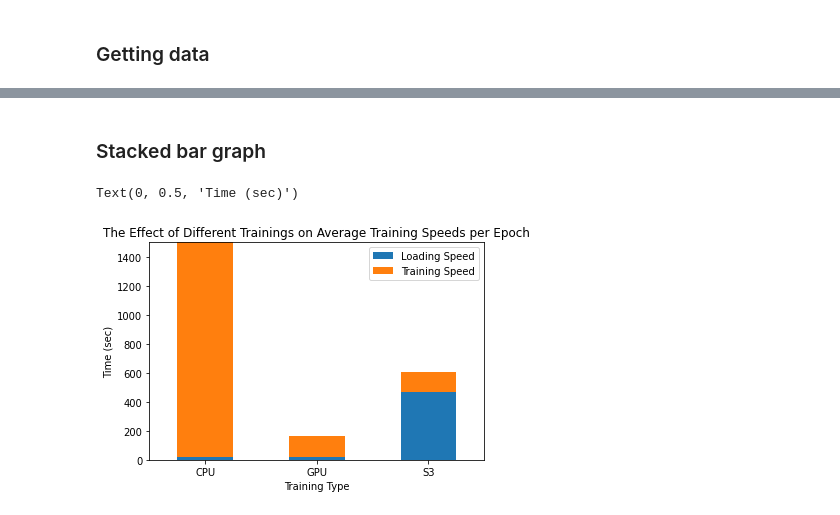
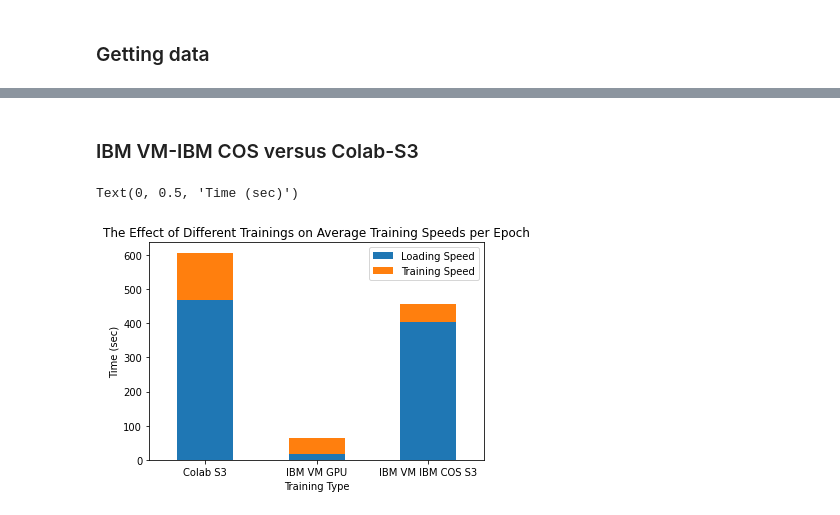
Before and after one commit to emyik/train-using-sion, a Jupyter notebook: plotData.ipynb, the cells around one changed output, grey strips where cells are left out. Saved outputs shown, nothing was run; the diff lists cells and outputs as text; code cells hidden in the pictures.

```diff
--- a/plotData.ipynb
+++ b/plotData.ipynb
@@ -29,14 +29,24 @@ def addlabels(x,y):
     for i in range(len(x)):
         plt.text(i, y[i], y[i], ha = 'center')
 
-# GPU
+# Colab GPU
 df = pd.read_csv("data/gpu50.csv")
 df = df[df["type"] == 0]
 
-# CPU
+# Local CPU
 df1 = pd.read_csv("data/cpu15.csv")
 df1 = df1[df1["type"] == 0]
 
-# S3
+# Colab S3
 df2 = pd.read_csv("data/s3.csv")
 df2 = df2[df2["type"] == 0]
+
+# IBM COS
+df4 = pd.read_csv("data/ibm-s3.csv")
+df4 = df4[df4["type"] == 0]
+
+# IBM VM GPU Training
+df6 = pd.read_csv("data/ibm-gpu.csv")
+df6 = df6[df6["type"] == 0]
+
+df6.head()
@@ -77,15 +75,14 @@ addlabels(xs, ys)
-# %% [markdown]
-### Stacked bar graph
+# %% [markdown]
+### IBM VM-IBM COS versus Colab-S3
 # %%
-df3 = pd.DataFrame([['CPU', df1.iloc[-1]['loading'] / df1.iloc[-1]['epoch'], df1.iloc[-1]['duration'] / df1.iloc[-1]['epoch'] - df1.iloc[-1]['loading'] / df1.iloc[-1]['epoch']],
-                        ['GPU', df.iloc[-1]['loading'] / df.iloc[-1]['epoch'], df.iloc[-1]['duration'] / df.iloc[-1]['epoch'] - df.iloc[-1]['loading'] / df.iloc[-1]['epoch']],
-                        ['S3', df2.iloc[-1]['loading'] / df2.iloc[-1]['epoch'], df2.iloc[-1]['duration'] / df2.iloc[-1]['epoch'] - df2.iloc[-1]['loading'] / df2.iloc[-1]['epoch']]],
+df5 = pd.DataFrame([['Colab S3', df2.iloc[-1]['loading'] / df2.iloc[-1]['epoch'], df2.iloc[-1]['duration'] / df2.iloc[-1]['epoch'] - df2.iloc[-1]['loading'] / df2.iloc[-1]['epoch']],
+                    ['IBM VM GPU', df6.iloc[-1]['loading'] / df6.iloc[-1]['epoch'], df6.iloc[-1]['duration'] / df6.iloc[-1]['epoch'] - df6.iloc[-1]['loading'] / df6.iloc[-1]['epoch']],
+                    ['IBM VM IBM COS S3', df4.iloc[-1]['loading'] / df4.iloc[-1]['epoch'], df4.iloc[-1]['duration'] / df4.iloc[-1]['epoch'] - df4.iloc[-1]['loading'] / df4.iloc[-1]['epoch']]],
                   columns=['Training Type', 'Loading Speed', 'Training Speed'])
-df3.plot(x='Training Type', kind='bar', stacked=True,
+df5.plot(x='Training Type', kind='bar', stacked=True,
         title='The Effect of Different Trainings on Average Training Speeds per Epoch')
-plt.ylim([0, 1500])
 plt.xticks(rotation=0, horizontalalignment="center")
 plt.ylabel("Time (sec)")
 # %% [output]
 Text(0, 0.5, 'Time (sec)')
-[figure, old version]
+[figure, new version]
```
Also changed, not shown: parts of 5 cells of this notebook.
